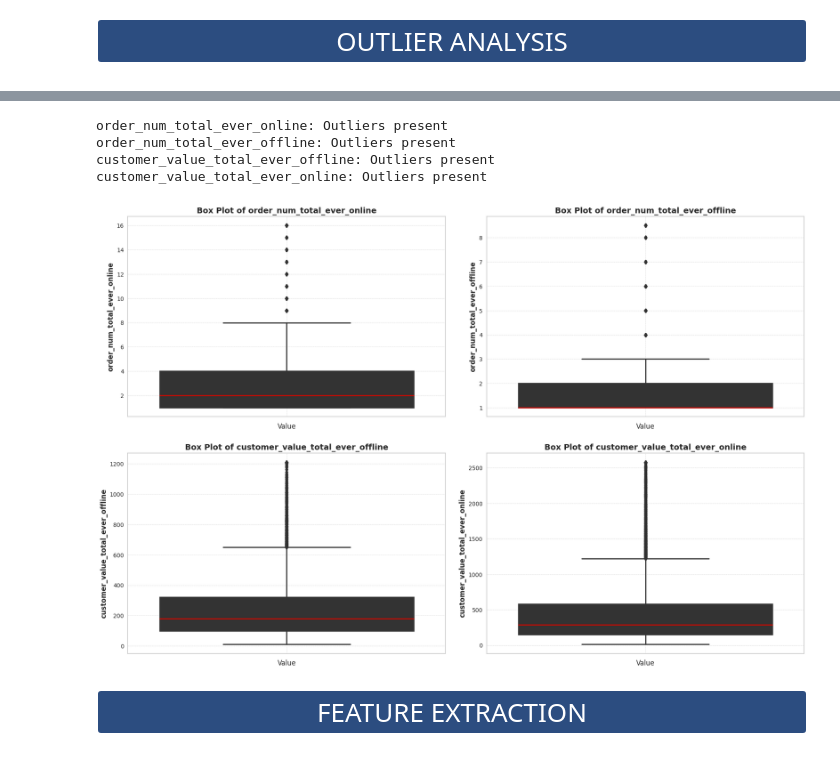
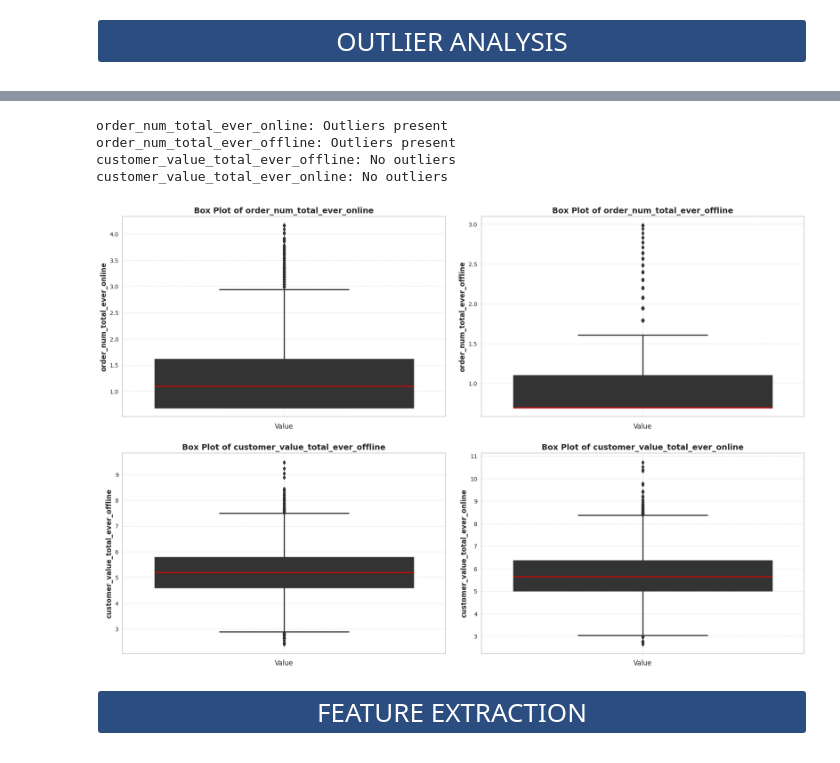
Before and after one commit to Hilalalpak/Machine-Learning, a Jupyter notebook: flo-unsupervised-learning-technique.ipynb, the cells around one changed output, grey strips where cells are left out. Cells and saved outputs as stored; diff of their text form; code cells hidden in the pictures.

```diff
--- a/flo-unsupervised-learning-technique.ipynb
+++ b/flo-unsupervised-learning-technique.ipynb
@@ -420,4 +412,7 @@ fig.show();
 # %% [markdown]
 <div style="text-align:center; font-size:26px; border: 2px solid #ffffff; border-radius: 5px; padding: 10px; margin-bottom: 10px; background-color:#2c4d80 ; font-family: Roboto ;  color: #ffffff;"> OUTLIER ANALYSIS
 </div>
+# %%
+numeric_cols = df.select_dtypes(include=[np.number]).columns
+df[numeric_cols] = df[numeric_cols].apply(lambda x: np.log1p(x))
 # %%
@@ -467,8 +461,8 @@ for col, has_outliers in outlier_results.items():
 # %% [output]
 order_num_total_ever_online: Outliers present
 order_num_total_ever_offline: Outliers present
-customer_value_total_ever_offline: Outliers present
-customer_value_total_ever_online: Outliers present
+customer_value_total_ever_offline: No outliers
+customer_value_total_ever_online: No outliers
 # %%
 def replace_with_thresholds(dataframe, variable, q1=0.1, q3=0.90):
     low_limit, up_limit = outlier_thresholds(dataframe, variable, q1, q3)
@@ -479,9 +473,9 @@ def replace_with_thresholds(dataframe, variable, q1=0.1, q3=0.90):
 for col in numeric_cols:
     replace_with_thresholds(df, col)
 # %%
-plot_boxplot_per_variable(df[num_cols])
+plot_boxplot_per_variable(df[numeric_cols])
 # %% [output]
-[figure, old version]
+[figure, new version]
 # %% [markdown]
 <div style="text-align:center; font-size:26px; border: 2px solid #ffffff; border-radius: 5px; padding: 10px; margin-bottom: 10px; background-color:#2c4d80 ; font-family: Roboto ;  color: #ffffff;"> FEATURE EXTRACTION
 </div>
```
Also changed, not shown: parts of 15 cells of this notebook.
